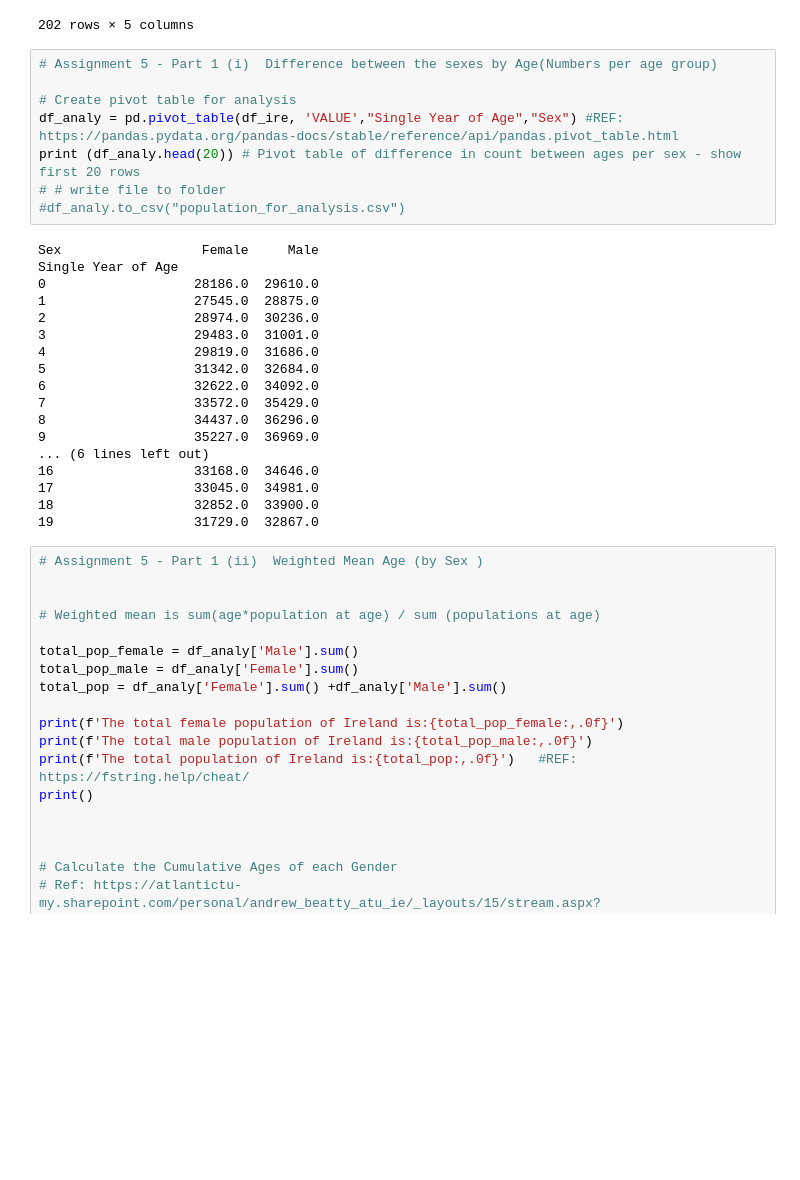
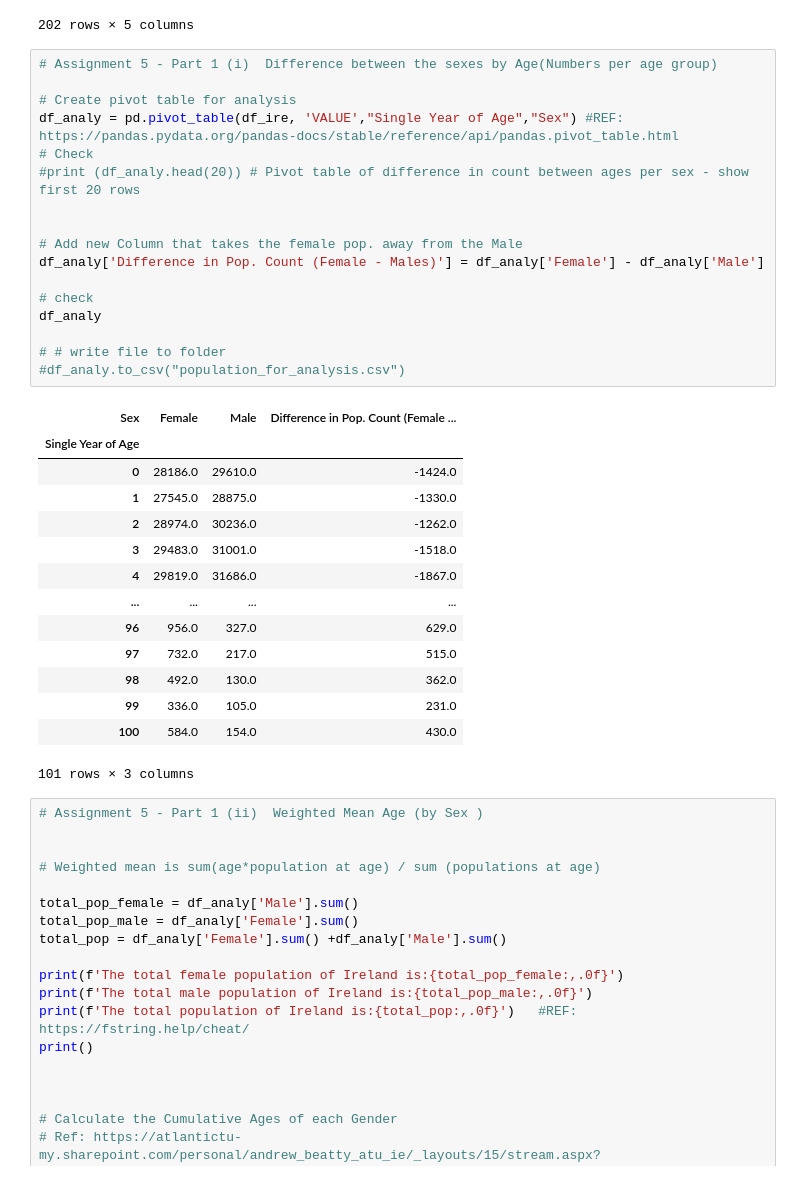
Before and after one commit to Mr-Scarf/programming-for-data-analytics, a Jupyter notebook: assignments/assignment05-population.ipynb, the cells around one changed output. Saved outputs shown, nothing was run; the diff lists cells and outputs as text; blank space fills up the shorter version.

```diff
--- a/assignments/assignment05-population.ipynb
+++ b/assignments/assignment05-population.ipynb
@@ -131,29 +132,35 @@ df_ire
 # %%
 # Assignment 5 - Part 1 (i)  Difference between the sexes by Age(Numbers per age group)
 
 # Create pivot table for analysis
 df_analy = pd.pivot_table(df_ire, 'VALUE',"Single Year of Age","Sex") #REF: https://pandas.pydata.org/pandas-docs/stable/reference/api/pandas.pivot_table.html
-print (df_analy.head(20)) # Pivot table of difference in count between ages per sex - show first 20 rows
+# Check
+#print (df_analy.head(20)) # Pivot table of difference in count between ages per sex - show first 20 rows
+
+
+# Add new Column that takes the female pop. away from the Male
+df_analy['Difference in Pop. Count (Female - Males)'] = df_analy['Female'] - df_analy['Male']
+
+# check
+df_analy
+
 # # write file to folder
 #df_analy.to_csv("population_for_analysis.csv")
 # %% [output]
+| Sex | Female | Male | Difference in Pop. Count (Female ... |
+| Single Year of Age |  |  |  |
+| 0 | 28186.0 | 29610.0 | -1424.0 |
+| 1 | 27545.0 | 28875.0 | -1330.0 |
+| 2 | 28974.0 | 30236.0 | -1262.0 |
+| 3 | 29483.0 | 31001.0 | -1518.0 |
+| 4 | 29819.0 | 31686.0 | -1867.0 |
+| ... | ... | ... | ... |
+| 96 | 956.0 | 327.0 | 629.0 |
+| 97 | 732.0 | 217.0 | 515.0 |
+| 98 | 492.0 | 130.0 | 362.0 |
+| 99 | 336.0 | 105.0 | 231.0 |
+| 100 | 584.0 | 154.0 | 430.0 |
-Sex                  Female     Male
-Single Year of Age
-0                   28186.0  29610.0
-1                   27545.0  28875.0
-2                   28974.0  30236.0
-3                   29483.0  31001.0
-4                   29819.0  31686.0
-5                   31342.0  32684.0
-6                   32622.0  34092.0
-7                   33572.0  35429.0
-8                   34437.0  36296.0
-9                   35227.0  36969.0
-... (6 lines left out)
-16                  33168.0  34646.0
-17                  33045.0  34981.0
-18                  32852.0  33900.0
-19                  31729.0  32867.0
+101 rows × 3 columns
 # %%
 # Assignment 5 - Part 1 (ii)  Weighted Mean Age (by Sex )
 
```
Also changed, not shown: parts of 2 cells of this notebook, 2 other files.
